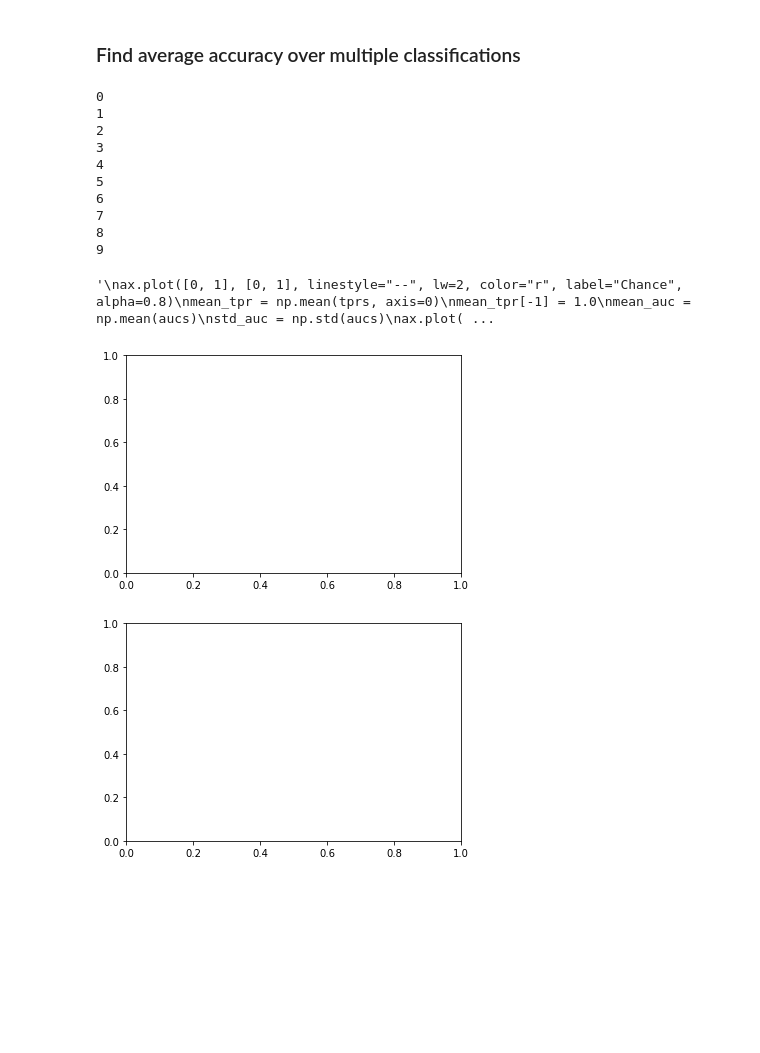
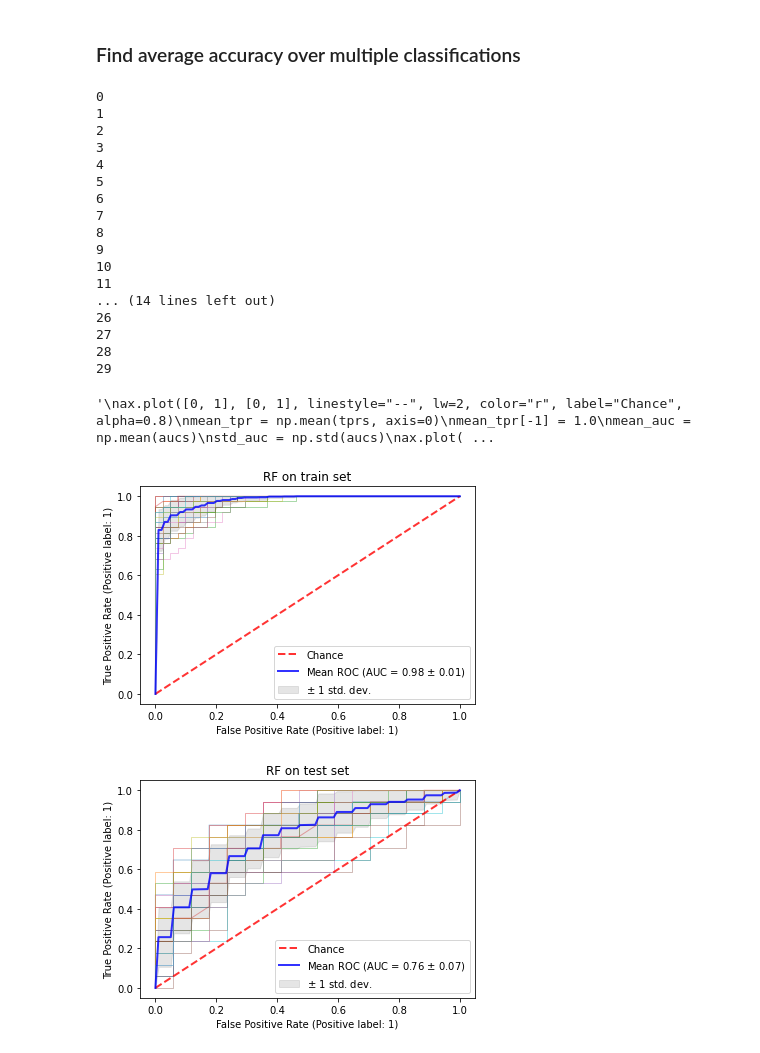
Before and after one commit to vagmarting/TM10007_Group_8, a Jupyter notebook: main.ipynb, the cells around one changed output. Drawn from its saved outputs; the diff is of its cells as text; code cells hidden in the pictures; blank space fills up the shorter version.

```diff
--- a/main.ipynb
+++ b/main.ipynb
@@ -230,4 +230,4 @@ def plot_roc(fig, ax, tprs, aucs, title):
 
     ax.set_title(title)
     ax.legend(loc="lower right")
-    fig.show()
+    fig
@@ -243,7 +238,7 @@ plot_roc(knn_test_fig, knn_test_ax, knn_test_tprs, knn_test_aucs, "kNN on test s
 import logging
 logging.getLogger().setLevel(logging.CRITICAL)
 
-loops = 10
+loops = 30
 num_best_features = 80
 rf_score_train_array = np.zeros(loops)
 rf_score_test_array = np.zeros(loops)
@@ -288,97 +283,80 @@ for loop in range(loops):
 
     # Lasso regression
     lasso_train, lasso_test = lasso_regression(kbest_train, train_label, kbest_test)
-    """
+
     # Random forest classifier
     rf_train_results, rf_test_results, rf_best_model = random_forest(lasso_train, lasso_test, train_label)
-    """
+
     # kNN classifier
     knn_train_results, knn_test_results, knn_best_model = knn_classifier(lasso_train, lasso_test, train_label)
-    """
+
     # Calculate outcome measures for RF
     rf_score_train_array[loop], rf_sens_train[loop], rf_spec_train[loop] = outcome_measures(rf_train_results, train_label)
     rf_score_test_array[loop], rf_sens_test[loop], rf_spec_test[loop] = outcome_measures(rf_test_results, test_label)
-    """
+
     # Calculate outcome measures for kNN
     knn_score_train_array[loop], knn_sens_train[loop], knn_spec_train[loop] = outcome_measures(knn_train_results, train_label)
     knn_score_test_array[loop], knn_sens_test[loop], knn_spec_test[loop] = outcome_measures(knn_test_results, test_label)
-    """
+
     # Calculate AUC for RF
-    yhat = rf_best_model.predict_proba(lasso_train)
-    rf_train_pos_probs = yhat[:, 1]
-    rf_roc_auc_train[loop] = roc_auc_score(train_label, rf_train_pos_probs)
+    rf_train_predict_proba = rf_best_model.predict_proba(lasso_train)
+    rf_train_pos_probs = rf_train_predict_proba[:, 1]
 
-    yhat = rf_best_model.predict_proba(lasso_test)
-    rf_test_pos_probs = yhat[:, 1]
-    rf_roc_auc_test[loop] = roc_auc_score(test_label, rf_test_pos_probs)
+    rf_test_predict_proba = rf_best_model.predict_proba(lasso_test)
+    rf_test_pos_probs = rf_test_predict_proba[:, 1]
 
     # Calculate AUC for kNN
-    yhat = knn_best_model.predict_proba(lasso_train)
-    knn_train_pos_probs = yhat[:, 1]
-    knn_roc_auc_train[loop] = roc_auc_score(train_label, knn_train_pos_probs)
+    knn_train_predict_proba = knn_best_model.predict_proba(lasso_train)
+    knn_train_pos_probs = knn_train_predict_proba[:, 1]
 
-    yhat = knn_best_model.predict_proba(lasso_test)
-    knn_test_pos_probs = yhat[:, 1]
-    knn_roc_auc_test[loop] = roc_auc_score(test_label, knn_test_pos_probs)
-    """
-    """
+    knn_test_predict_proba = knn_best_model.predict_proba(lasso_test)
+    knn_test_pos_probs = knn_test_predict_proba[:, 1]
+
     # Plot ROCs
-    rf_train_roc = metrics.RocCurveDisplay.from_predictions(train_label, rf_train_results, name="_nolegend_", alpha=0.4, lw=1, ax=rf_train_ax)
+    rf_train_roc = metrics.RocCurveDisplay.from_predictions(train_label, rf_train_pos_probs, name="_nolegend_", alpha=0.4, lw=1, ax=rf_train_ax)
     interp_tpr = np.interp(mean_fpr, rf_train_roc.fpr, rf_train_roc.tpr)
     interp_tpr[0] = 0
     rf_train_interp_tpr = get_roc(rf_train_roc, mean_fpr)
     rf_train_tprs.append(rf_train_interp_tpr)
     rf_train_aucs.append(rf_train_roc.roc_auc)
 
-    rf_test_roc = metrics.RocCurveDisplay.from_predictions(test_label, rf_test_results, name="_nolegend_", alpha=0.4, lw=1, ax=rf_test_ax)
+    rf_test_roc = metrics.RocCurveDisplay.from_predictions(test_label, rf_test_pos_probs, name="_nolegend_", alpha=0.4, lw=1, ax=rf_test_ax)
     rf_test_interp_tpr = get_roc(rf_test_roc, mean_fpr)
     rf_test_tprs.append(rf_test_interp_tpr)
     rf_test_aucs.append(rf_test_roc.roc_auc)
-    """
-    knn_train_roc = metrics.RocCurveDisplay.from_predictions(train_label, knn_train_results, name="_nolegend_", alpha=0.4, lw=1, ax=knn_train_ax)
+
+    knn_train_roc = metrics.RocCurveDisplay.from_predictions(train_label, knn_train_pos_probs, name="_nolegend_", alpha=0.4, lw=1, ax=knn_train_ax)
     knn_train_interp_tpr = get_roc(knn_train_roc, mean_fpr)
     knn_train_tprs.append(knn_train_interp_tpr)
     knn_train_aucs.append(knn_train_roc.roc_auc)
 
-    knn_test_roc = metrics.RocCurveDisplay.from_predictions(test_label, knn_test_results, name="_nolegend_", alpha=0.4, lw=1, ax=knn_test_ax)
+    knn_test_roc = metrics.RocCurveDisplay.from_predictions(test_label, knn_test_pos_probs, name="_nolegend_", alpha=0.4, lw=1, ax=knn_test_ax)
     knn_test_interp_tpr = get_roc(knn_test_roc, mean_fpr)
     knn_test_tprs.append(knn_test_interp_tpr)
     knn_test_aucs.append(knn_test_roc.roc_auc)
-"""
+
 plot_roc(rf_train_fig, rf_train_ax, rf_train_tprs, rf_train_aucs, "RF on train set")
 plot_roc(rf_test_fig, rf_test_ax, rf_test_tprs, rf_test_aucs, "RF on test set")
-"""
 plot_roc(knn_train_fig, knn_train_ax, knn_train_tprs, knn_train_aucs, "kNN on train set")
 plot_roc(knn_test_fig, knn_test_ax, knn_test_tprs, knn_test_aucs, "kNN on test set")
-
-"""
-ax.plot([0, 1], [0, 1], linestyle="--", lw=2, color="r", label="Chance", alpha=0.8)
-mean_tpr = np.mean(tprs, axis=0)
-mean_tpr[-1] = 1.0
-mean_auc = np.mean(aucs)
-std_auc = np.std(aucs)
-ax.plot(mean_fpr, mean_tpr, color="b", label=rf"Mean ROC (AUC = {np.round(mean_auc,2)} $\pm$ {np.round(std_auc,2)})", lw=2, alpha=0.8)
-
-std_tpr = np.std(tprs, axis=0)
-tprs_upper = np.minimum(mean_tpr + std_tpr, 1)
-tprs_lower = np.maximum(mean_tpr - std_tpr, 0)
-ax.fill_between(mean_fpr, tprs_lower, tprs_upper, color="grey", alpha=0.2, label=r"$\pm$ 1 std. dev.")
-
-ax.set_title("Receiver operating characteristic example")
-ax.legend(loc="lower right")
-plt.show()
-"""
 # %% [output]
 0
 1
 2
 3
 4
 5
 6
 7
 8
 9
+10
+11
+... (14 lines left out)
+26
+27
+28
+29
 '\nax.plot([0, 1], [0, 1], linestyle="--", lw=2, color="r", label="Chance", alpha=0.8)\nmean_tpr = np.mean(tprs, axis=0)\nmean_tpr[-1] = 1.0\nmean_auc = np.mean(aucs)\nstd_auc = np.std(aucs)\nax.plot( ...
-[figure, old version]
+[figure, new version]
-[figure, old version]
+[figure, new version]
```
Also changed, not shown: parts of 7 cells of this notebook.
